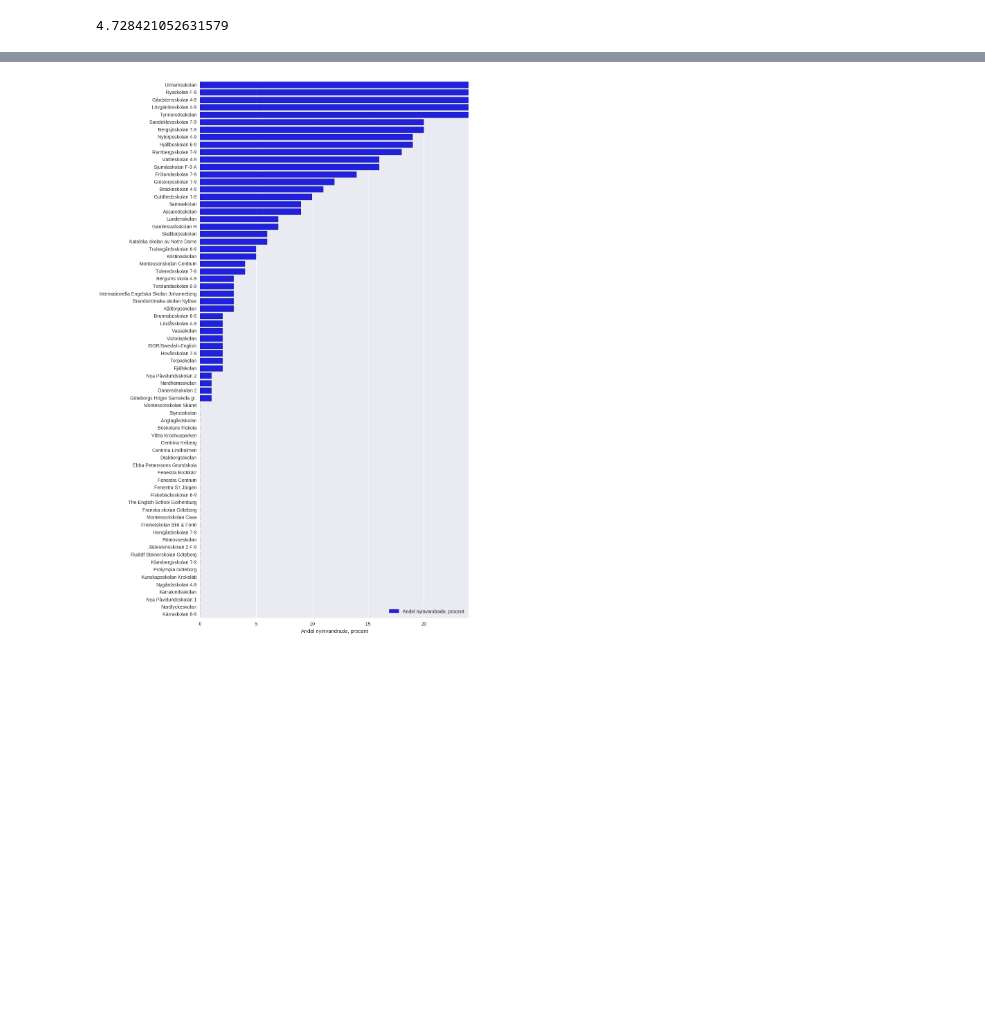
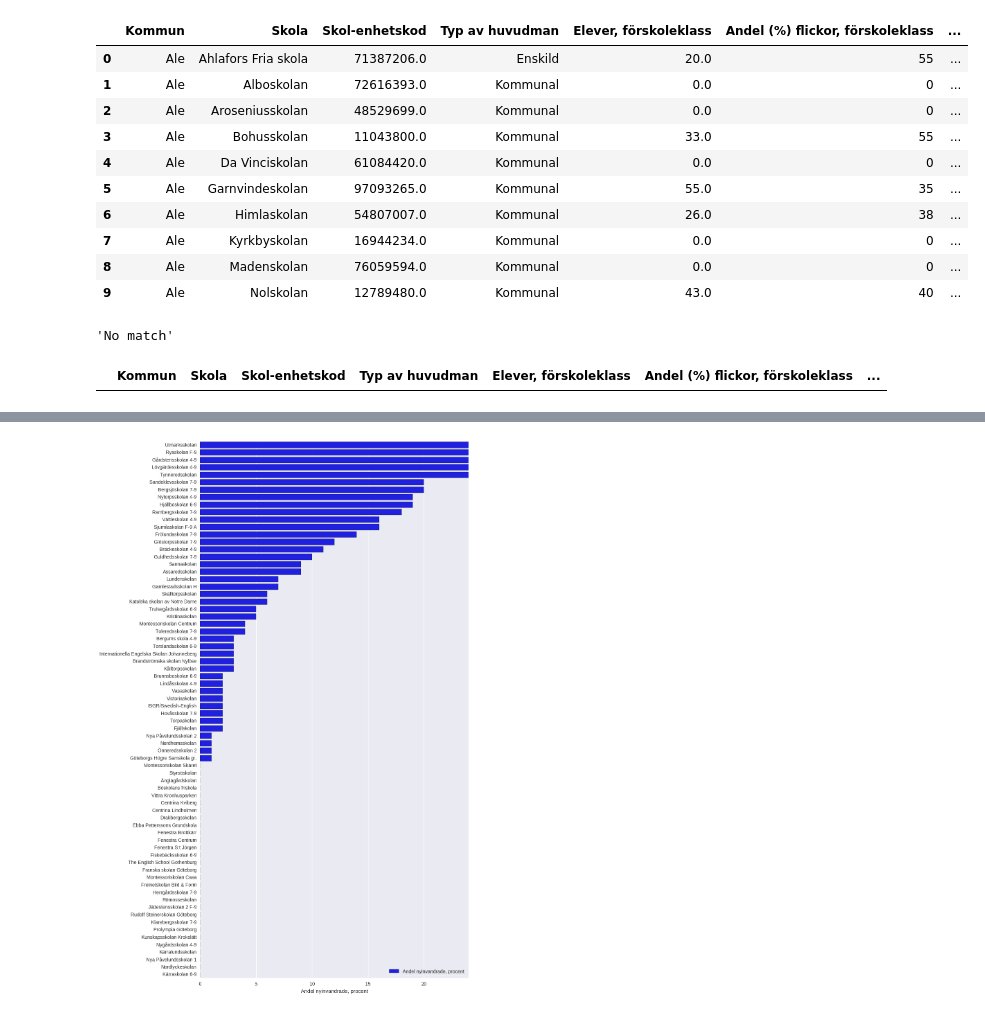
Before and after one commit to christopherkullenberg/opendatanotebooks, a Jupyter notebook: skolverketdata.ipynb, the cells around one changed output, grey strips where cells are left out. Cells and saved outputs as stored; diff of their text form; code cells hidden in the pictures; blank space fills up the shorter version.

```diff
--- a/skolverketdata.ipynb
+++ b/skolverketdata.ipynb
@@ -31,5 +18,19 @@ df.head(10)
-# %%
-# Mean value of percent of newly arrived immigrants.
-df["Andel (%) nyinvandrade"].mean()
-# %% [output]
-4.728421052631579
+# %%
+# Note: the decimal sign must be parsed as ","
+df = pd.read_csv('data/exp_elever_gr_2015_16.csv', delimiter=None, sep=";", encoding="utf-8", decimal=",")
+df['Andel (%) elever med utländsk bakgrund, åk 1-9'] = df['Andel (%) elever med utländsk bakgrund, åk 1-9'].replace({'..': np.nan}) # Make sure the ".." is parsed as missing data.
+df['Andel (%) elever med utländsk bakgrund, åk 1-9'] = df['Andel (%) elever med utländsk bakgrund, åk 1-9'].astype(float)
+#df['Skol-enhetskod'] = df['Skol-enhetskod'].astype(int)
+df.head(10)
+# %% [output]
+|  | Kommun | Skola | Skol-enhetskod | Typ av huvudman | Elever, förskoleklass | Andel (%) flickor, förskoleklass | ... |
+| 0 | Ale | Ahlafors Fria skola | 71387206.0 | Enskild | 20.0 | 55 | ... |
+| 1 | Ale | Alboskolan | 72616393.0 | Kommunal | 0.0 | 0 | ... |
+| 2 | Ale | Aroseniusskolan | 48529699.0 | Kommunal | 0.0 | 0 | ... |
+| 3 | Ale | Bohusskolan | 11043800.0 | Kommunal | 33.0 | 55 | ... |
+| 4 | Ale | Da Vinciskolan | 61084420.0 | Kommunal | 0.0 | 0 | ... |
+| 5 | Ale | Garnvindeskolan | 97093265.0 | Kommunal | 55.0 | 35 | ... |
+| 6 | Ale | Himlaskolan | 54807007.0 | Kommunal | 26.0 | 38 | ... |
+| 7 | Ale | Kyrkbyskolan | 16944234.0 | Kommunal | 0.0 | 0 | ... |
+| 8 | Ale | Madenskolan | 76059594.0 | Kommunal | 0.0 | 0 | ... |
+| 9 | Ale | Nolskolan | 12789480.0 | Kommunal | 43.0 | 40 | ... |
@@ -35,0 +47,4 @@ df["Andel (%) nyinvandrade"].mean()
+# %%
+searchschoolnames('Maria Theresia')
+# %% [output]
+'No match'
@@ -35,0 +57,4 @@ df["Andel (%) nyinvandrade"].mean()
+# %%
+df[df['Skola'] == "Brösarpskolan"] # Senaste jag kollade
+# %% [output]
+|  | Kommun | Skola | Skol-enhetskod | Typ av huvudman | Elever, förskoleklass | Andel (%) flickor, förskoleklass | ... |
```
Also changed, not shown: parts of 10 cells of this notebook, 3 other files.
